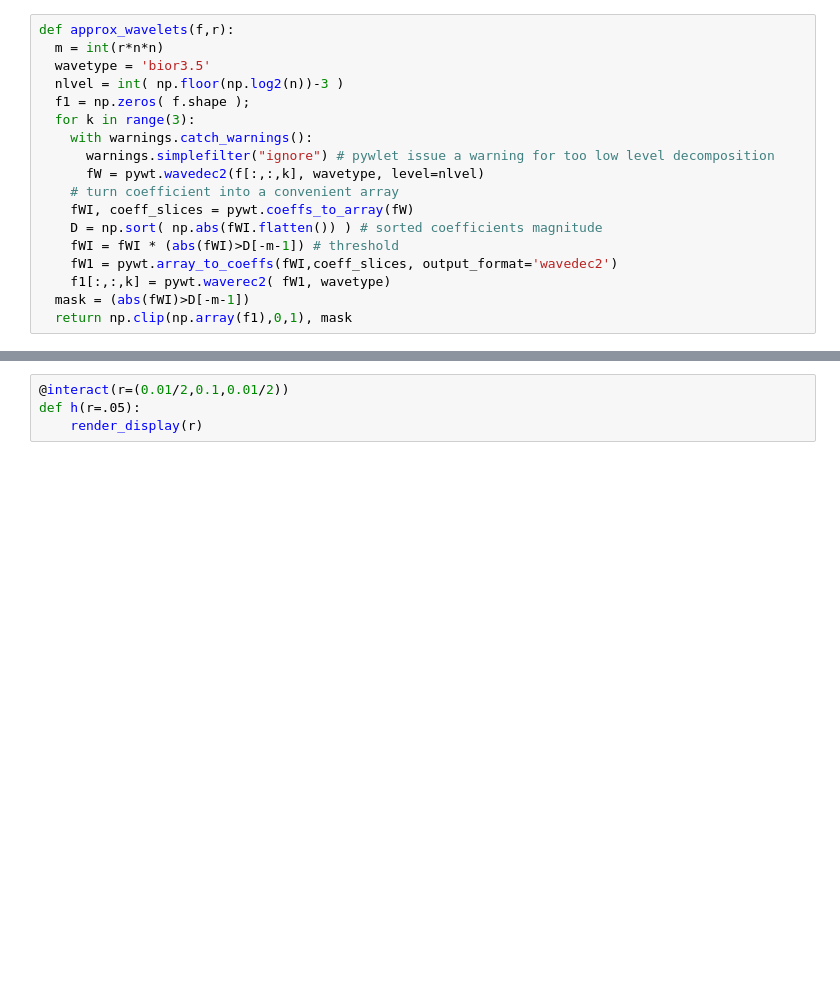
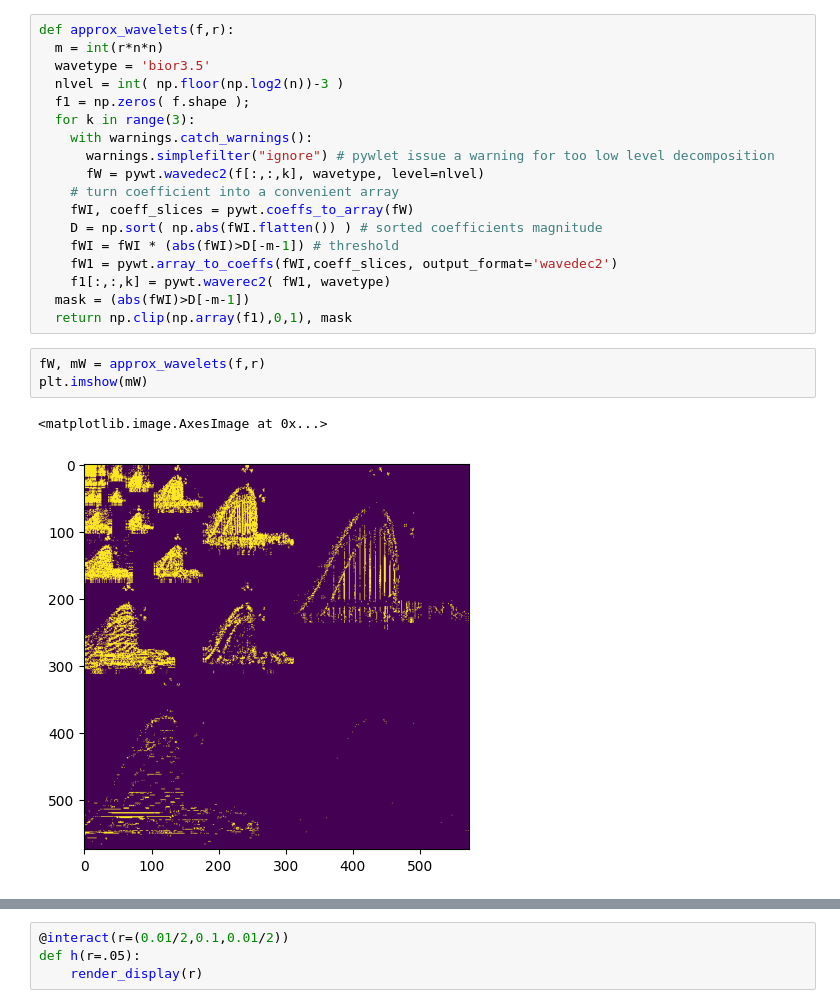
Before and after one commit to Samuel-Chapuis/Rayleigh-Taylor-Generative-Surrogate, a Jupyter notebook: exemples/introduction_4_fourier_wavelets_interactive.ipynb, the cells around one changed output, grey strips where cells are left out. Cells and saved outputs as stored; diff of their text form; blank space fills up the shorter version.

```diff
--- a/exemples/introduction_4_fourier_wavelets_interactive.ipynb
+++ b/exemples/introduction_4_fourier_wavelets_interactive.ipynb
@@ -69,6 +69,12 @@ def approx_wavelets(f,r):
     f1[:,:,k] = pywt.waverec2( fW1, wavetype)
   mask = (abs(fWI)>D[-m-1])
   return np.clip(np.array(f1),0,1), mask
+# %%
+fW, mW = approx_wavelets(f,r)
+plt.imshow(mW)
+# %% [output]
+<matplotlib.image.AxesImage at 0x...>
+[figure, added]
 # %%
 def render_display(r):
   fP = approx_pixels(f,r)
```
Also changed, not shown: parts of 4 cells of this notebook, 8 other files.
